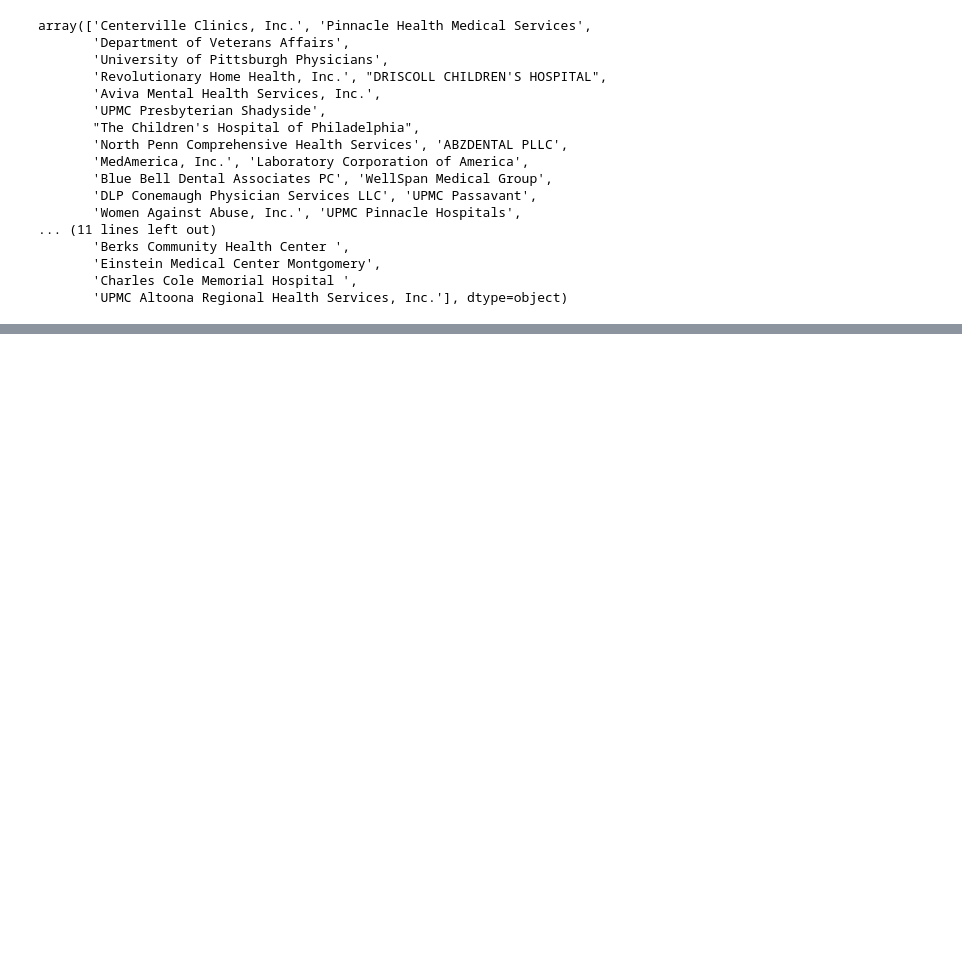
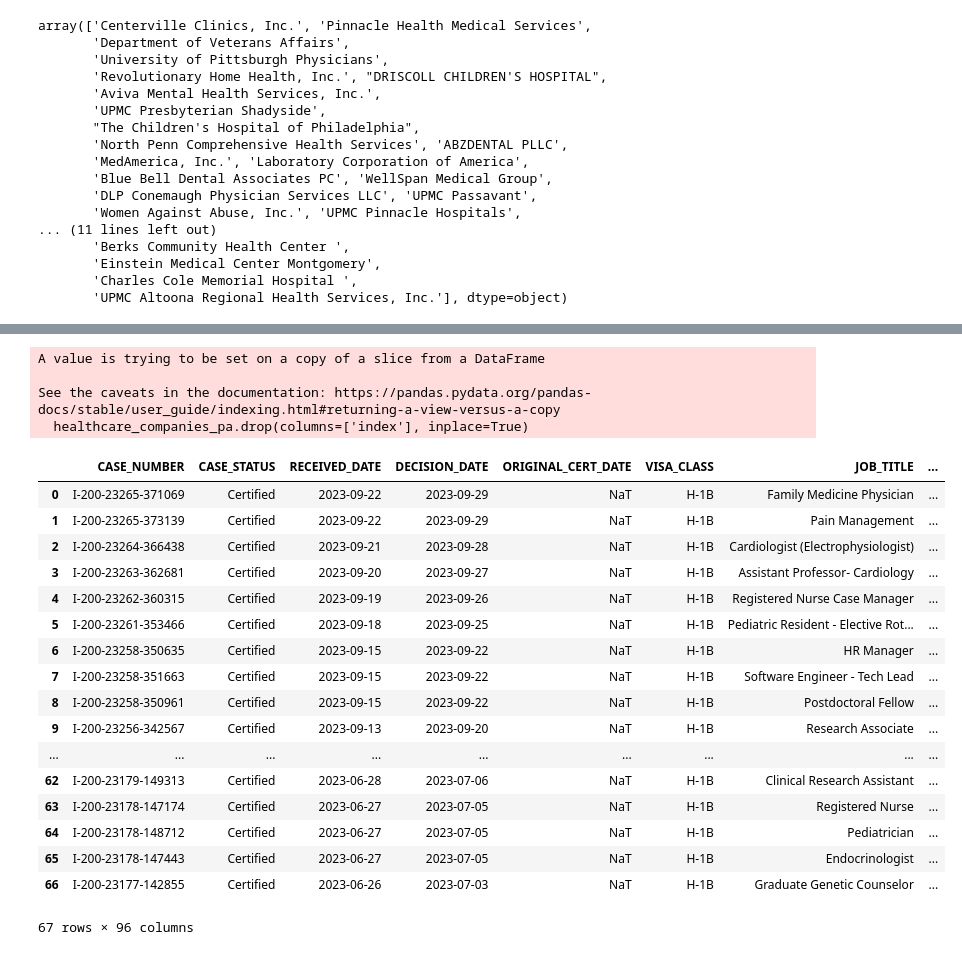
Before and after one commit to Tinashe-04/CareerPalz, a Jupyter notebook: LCA_Disclosure_Data_FY2023_Q4.ipynb, the cells around one changed output, grey strips where cells are left out. Drawn from its saved outputs; the diff is of its cells as text; code cells hidden in the pictures; blank space fills up the shorter version.

```diff
--- a/LCA_Disclosure_Data_FY2023_Q4.ipynb
+++ b/LCA_Disclosure_Data_FY2023_Q4.ipynb
@@ -673,0 +736,26 @@ array(['Centerville Clinics, Inc.', 'Pinnacle Health Medical Services',
+# %%
+healthcare_companies_pa.drop(columns=['index'], inplace=True)
+healthcare_companies_pa
+# %% [output]
+A value is trying to be set on a copy of a slice from a DataFrame
+
+See the caveats in the documentation: https://pandas.pydata.org/pandas-docs/stable/user_guide/indexing.html#returning-a-view-versus-a-copy
+  healthcare_companies_pa.drop(columns=['index'], inplace=True)
+|  | CASE_NUMBER | CASE_STATUS | RECEIVED_DATE | DECISION_DATE | ORIGINAL_CERT_DATE | VISA_CLASS | JOB_TITLE | ... |
+| 0 | I-200-23265-371069 | Certified | 2023-09-22 | 2023-09-29 | NaT | H-1B | Family Medicine Physician | ... |
+| 1 | I-200-23265-373139 | Certified | 2023-09-22 | 2023-09-29 | NaT | H-1B | Pain Management | ... |
+| 2 | I-200-23264-366438 | Certified | 2023-09-21 | 2023-09-28 | NaT | H-1B | Cardiologist (Electrophysiologist) | ... |
+| 3 | I-200-23263-362681 | Certified | 2023-09-20 | 2023-09-27 | NaT | H-1B | Assistant Professor- Cardiology | ... |
+| 4 | I-200-23262-360315 | Certified | 2023-09-19 | 2023-09-26 | NaT | H-1B | Registered Nurse Case Manager | ... |
+| 5 | I-200-23261-353466 | Certified | 2023-09-18 | 2023-09-25 | NaT | H-1B | Pediatric Resident - Elective Rot... | ... |
+| 6 | I-200-23258-350635 | Certified | 2023-09-15 | 2023-09-22 | NaT | H-1B | HR Manager | ... |
+| 7 | I-200-23258-351663 | Certified | 2023-09-15 | 2023-09-22 | NaT | H-1B | Software Engineer - Tech Lead | ... |
+| 8 | I-200-23258-350961 | Certified | 2023-09-15 | 2023-09-22 | NaT | H-1B | Postdoctoral Fellow | ... |
+| 9 | I-200-23256-342567 | Certified | 2023-09-13 | 2023-09-20 | NaT | H-1B | Research Associate | ... |
+| ... | ... | ... | ... | ... | ... | ... | ... | ... |
+| 62 | I-200-23179-149313 | Certified | 2023-06-28 | 2023-07-06 | NaT | H-1B | Clinical Research Assistant | ... |
+| 63 | I-200-23178-147174 | Certified | 2023-06-27 | 2023-07-05 | NaT | H-1B | Registered Nurse | ... |
+| 64 | I-200-23178-148712 | Certified | 2023-06-27 | 2023-07-05 | NaT | H-1B | Pediatrician | ... |
+| 65 | I-200-23178-147443 | Certified | 2023-06-27 | 2023-07-05 | NaT | H-1B | Endocrinologist | ... |
+| 66 | I-200-23177-142855 | Certified | 2023-06-26 | 2023-07-03 | NaT | H-1B | Graduate Genetic Counselor | ... |
+67 rows × 96 columns
```
Also changed, not shown: parts of 4 cells of this notebook.
